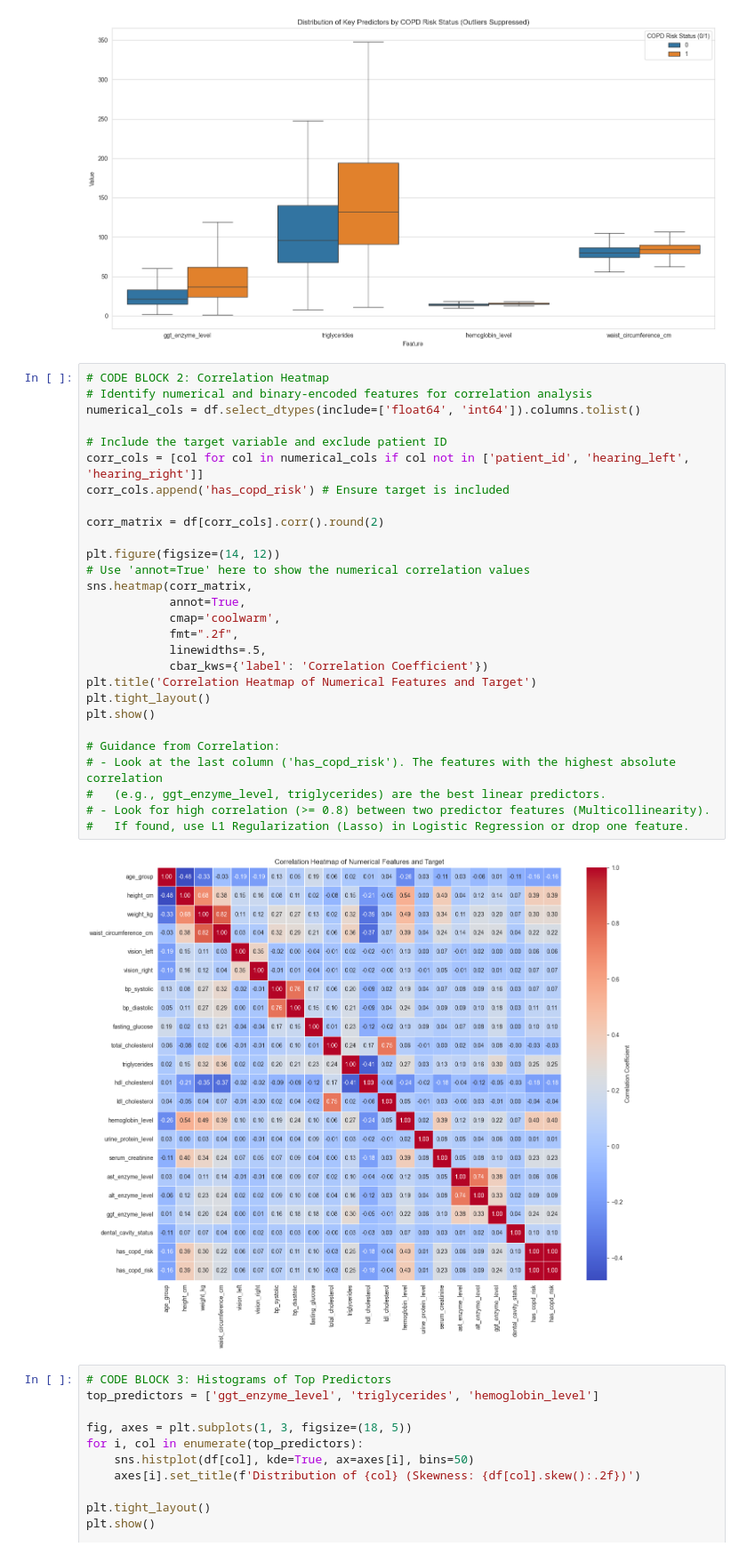
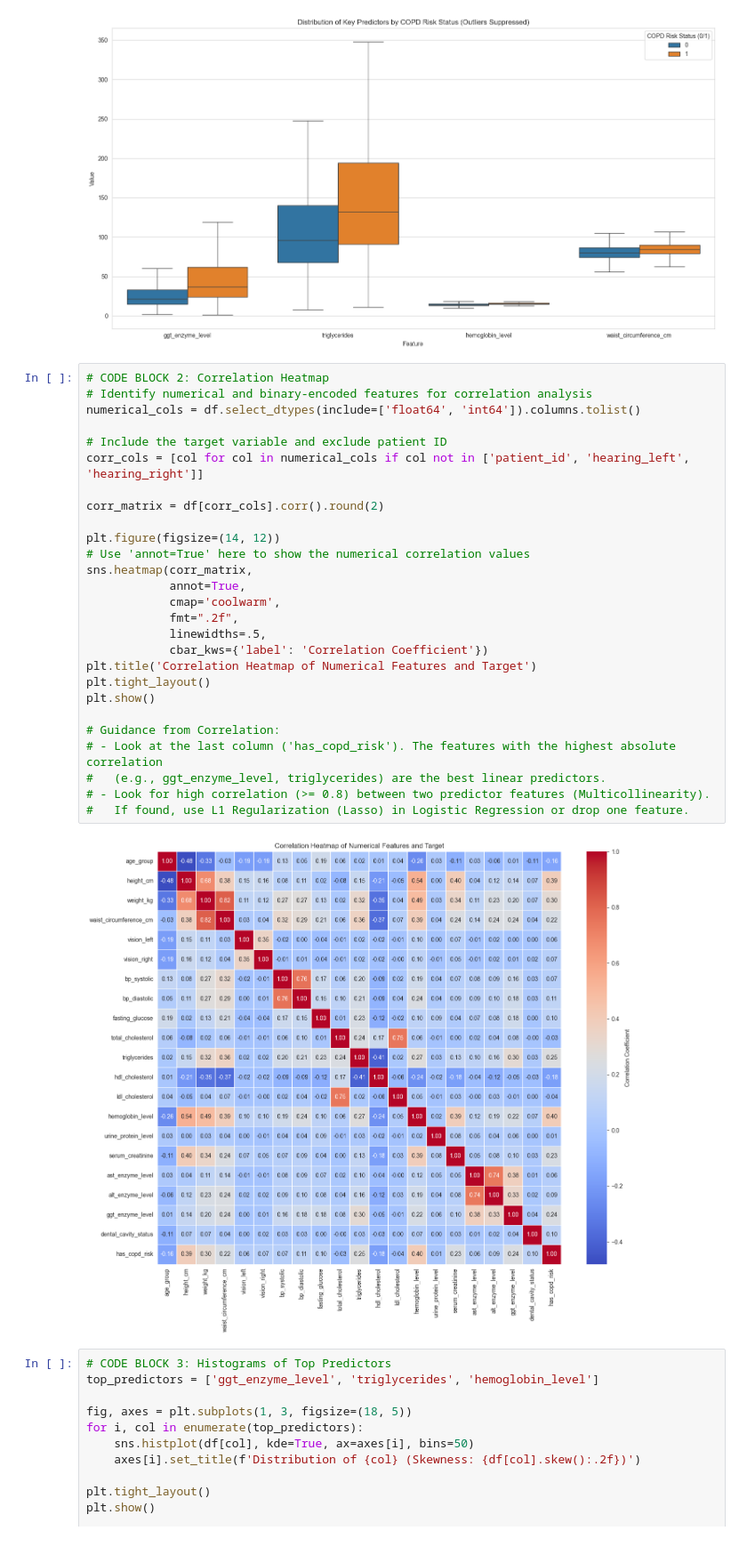
Before and after one commit to suryans77/machine-learning-2, a Jupyter notebook: COPD_EDA.ipynb, the cells around one changed output. Shown at 89% size. Cells and saved outputs as stored; diff of their text form.

```diff
--- a/COPD_EDA.ipynb
+++ b/COPD_EDA.ipynb
@@ -58,33 +58,32 @@ plt.show()
 # %%
 # CODE BLOCK 2: Correlation Heatmap
 # Identify numerical and binary-encoded features for correlation analysis
 numerical_cols = df.select_dtypes(include=['float64', 'int64']).columns.tolist()
 
 # Include the target variable and exclude patient ID
 corr_cols = [col for col in numerical_cols if col not in ['patient_id', 'hearing_left', 'hearing_right']]
-corr_cols.append('has_copd_risk') # Ensure target is included
 
 corr_matrix = df[corr_cols].corr().round(2)
 
 plt.figure(figsize=(14, 12))
 # Use 'annot=True' here to show the numerical correlation values
 sns.heatmap(corr_matrix,
             annot=True,
             cmap='coolwarm',
             fmt=".2f",
             linewidths=.5,
             cbar_kws={'label': 'Correlation Coefficient'})
 plt.title('Correlation Heatmap of Numerical Features and Target')
 plt.tight_layout()
 plt.show()
 
 # Guidance from Correlation:
 # - Look at the last column ('has_copd_risk'). The features with the highest absolute correlation
 #   (e.g., ggt_enzyme_level, triglycerides) are the best linear predictors.
 # - Look for high correlation (>= 0.8) between two predictor features (Multicollinearity).
 #   If found, use L1 Regularization (Lasso) in Logistic Regression or drop one feature.
 # %% [output]
-[figure, old version]
+[figure, new version]
 # %%
 # CODE BLOCK 3: Histograms of Top Predictors
 top_predictors = ['ggt_enzyme_level', 'triglycerides', 'hemoglobin_level']
```
Also changed, not shown: parts of 2 cells of this notebook, 17 other files.
